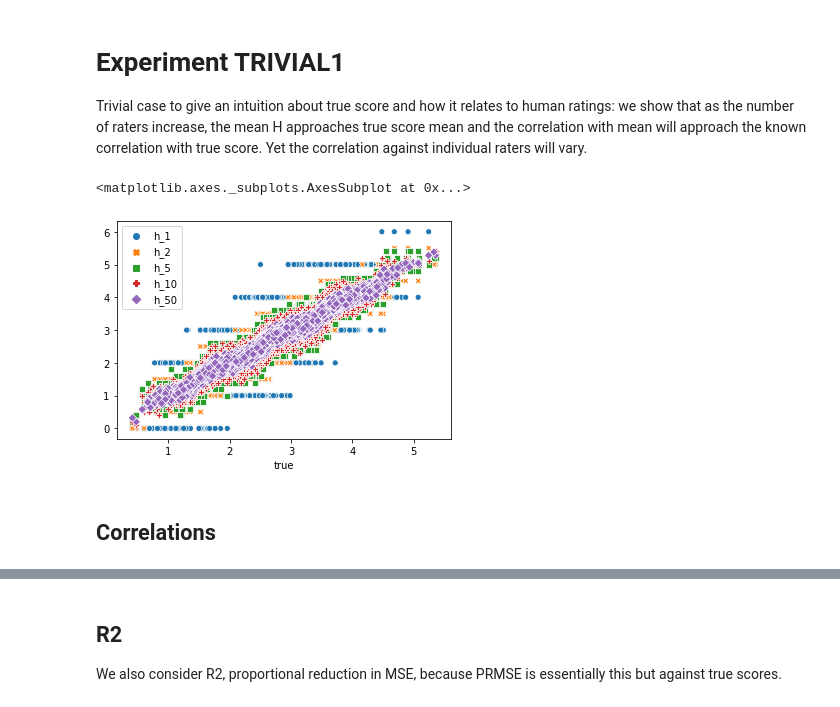
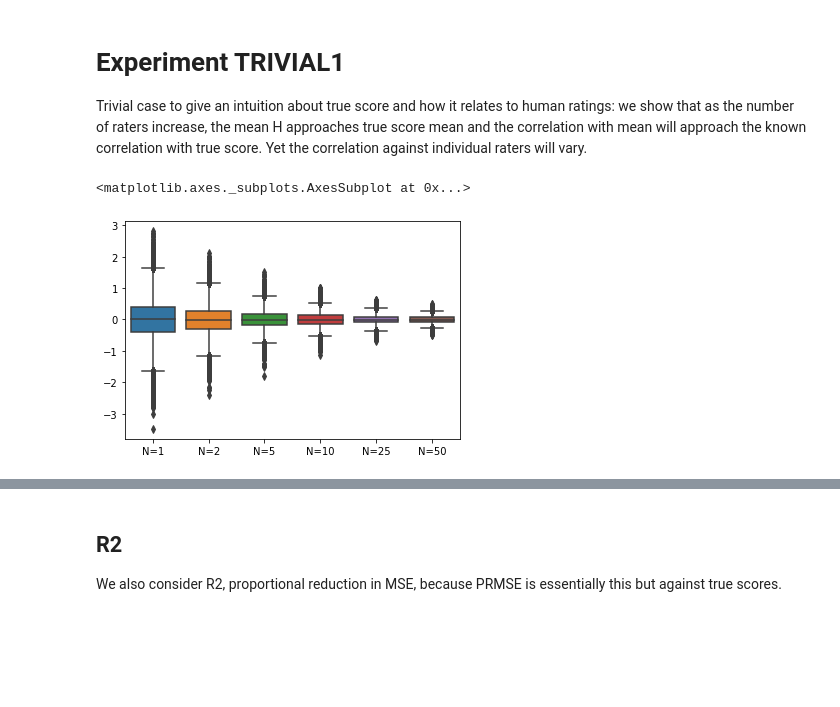
Before and after one commit to EducationalTestingService/prmse-simulations, a Jupyter notebook: notebooks/exp_trivial1.ipynb, the cells around one changed output, grey strips where cells are left out. Cells and saved outputs as stored; diff of their text form; code cells hidden in the pictures; blank space fills up the shorter version.

```diff
--- a/notebooks/exp_trivial1.ipynb
+++ b/notebooks/exp_trivial1.ipynb
@@ -23,14 +23,24 @@ df = pd.read_csv('../data/data.csv')
-# %%
-# compute the cumulative mean of human scores
-human_columns = ['h_{}'.format(h) for h in range(1, N_raters+1)]
-df_agg = df[human_columns].expanding(min_periods=1, axis=1).mean()
-# %%
-# plot mean scores against true scores for a few key points.
-# We set the index to true scores to have them plotted as x-axis
-df_agg.index = df['true']
-sns.scatterplot(data=df_agg[['h_{}'.format(i) for i in key_steps]])
-# %% [output]
-<matplotlib.axes._subplots.AxesSubplot at 0x...>
-[figure, removed]
-# %% [markdown]
-## Correlations
+# %%
+# compute the cumulative mean of human scores per category.
+agg_list = []
+diff_list = []
+for category in df_raters['category'].unique():
+    human_columns_category = df_raters[df_raters['category']==category]['rater_id']
+    df_agg = df[human_columns_category].expanding(min_periods=1, axis=1).mean()
+    df_agg.columns = ['N={}'.format(n) for n in range(1, len(human_columns_category)+1)]
+    df_difference = df_agg.subtract(df['true'], axis=0)
+    df_agg['category'] = category
+    df_difference['category'] = category
+    df_agg['id'] = df['id']
+    agg_list.append(df_agg)
+    diff_list.append(df_difference)
+# %%
+df_agg = pd.concat(agg_list)
+df_diff = pd.concat(diff_list)
+# %%
+#Plot difference for key N raters: the plot shows that the scores get closer to true score as the
+# number of raters increases
+sns.boxplot(data=df_diff[['N={}'.format(i) for i in config['key_steps_n_raters']]])
+# %% [output]
+<matplotlib.axes._subplots.AxesSubplot at 0x...>
+[figure, added]
```
Also changed, not shown: parts of 21 cells of this notebook, 6 other files.
